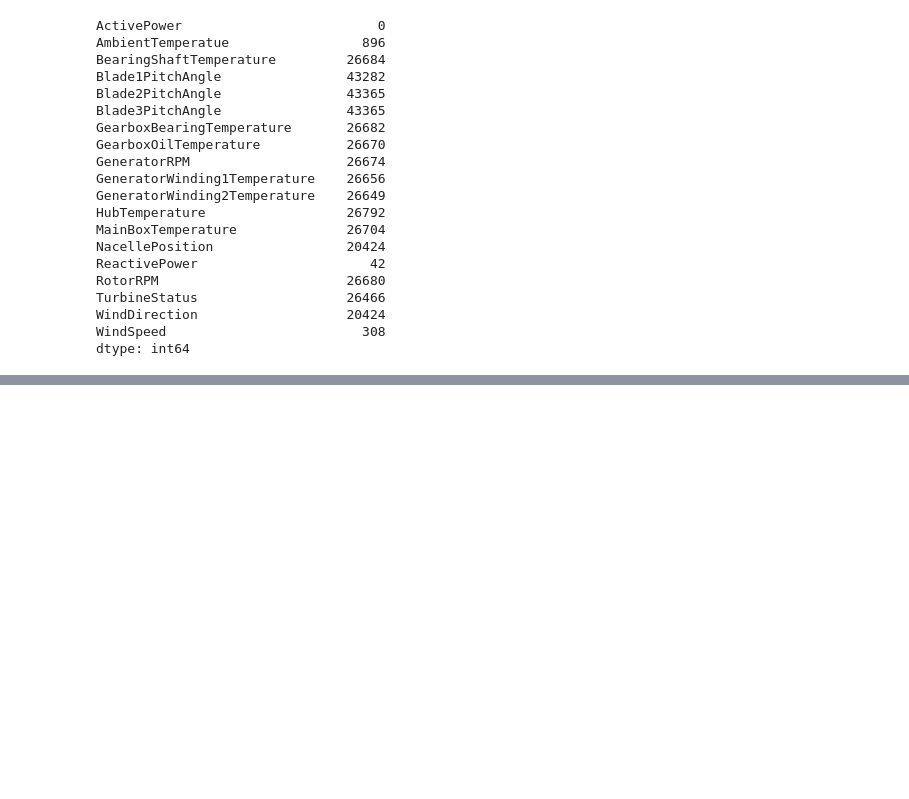
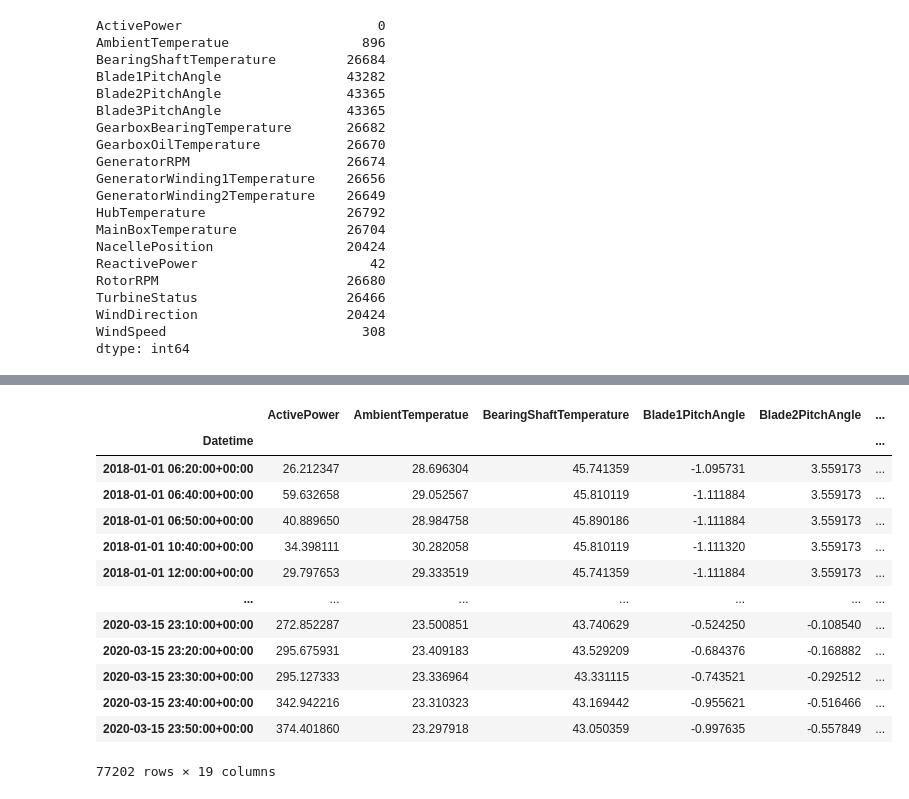
Before and after one commit to ynaung24/power-generation-forecasting, a Jupyter notebook: eda.ipynb, the cells around one changed output, grey strips where cells are left out. Drawn from its saved outputs; the diff is of its cells as text; code cells hidden in the pictures; blank space fills up the shorter version.

Commit message:
adding new df_imputed

```diff
--- a/eda.ipynb
+++ b/eda.ipynb
@@ -94,0 +115,17 @@ AttributeError: module 'pandas' has no attribute 'to_csv'
+# %%
+df_imputed
+# %% [output]
+|  | ActivePower | AmbientTemperatue | BearingShaftTemperature | Blade1PitchAngle | Blade2PitchAngle | ... |
+| Datetime |  |  |  |  |  | ... |
+| 2018-01-01 06:20:00+00:00 | 26.212347 | 28.696304 | 45.741359 | -1.095731 | 3.559173 | ... |
+| 2018-01-01 06:40:00+00:00 | 59.632658 | 29.052567 | 45.810119 | -1.111884 | 3.559173 | ... |
+| 2018-01-01 06:50:00+00:00 | 40.889650 | 28.984758 | 45.890186 | -1.111884 | 3.559173 | ... |
+| 2018-01-01 10:40:00+00:00 | 34.398111 | 30.282058 | 45.810119 | -1.111320 | 3.559173 | ... |
+| 2018-01-01 12:00:00+00:00 | 29.797653 | 29.333519 | 45.741359 | -1.111884 | 3.559173 | ... |
+| ... | ... | ... | ... | ... | ... | ... |
+| 2020-03-15 23:10:00+00:00 | 272.852287 | 23.500851 | 43.740629 | -0.524250 | -0.108540 | ... |
+| 2020-03-15 23:20:00+00:00 | 295.675931 | 23.409183 | 43.529209 | -0.684376 | -0.168882 | ... |
+| 2020-03-15 23:30:00+00:00 | 295.127333 | 23.336964 | 43.331115 | -0.743521 | -0.292512 | ... |
+| 2020-03-15 23:40:00+00:00 | 342.942216 | 23.310323 | 43.169442 | -0.955621 | -0.516466 | ... |
+| 2020-03-15 23:50:00+00:00 | 374.401860 | 23.297918 | 43.050359 | -0.997635 | -0.557849 | ... |
+77202 rows × 19 columns
```
Also changed, not shown: parts of 5 cells of this notebook, 2 other files.
